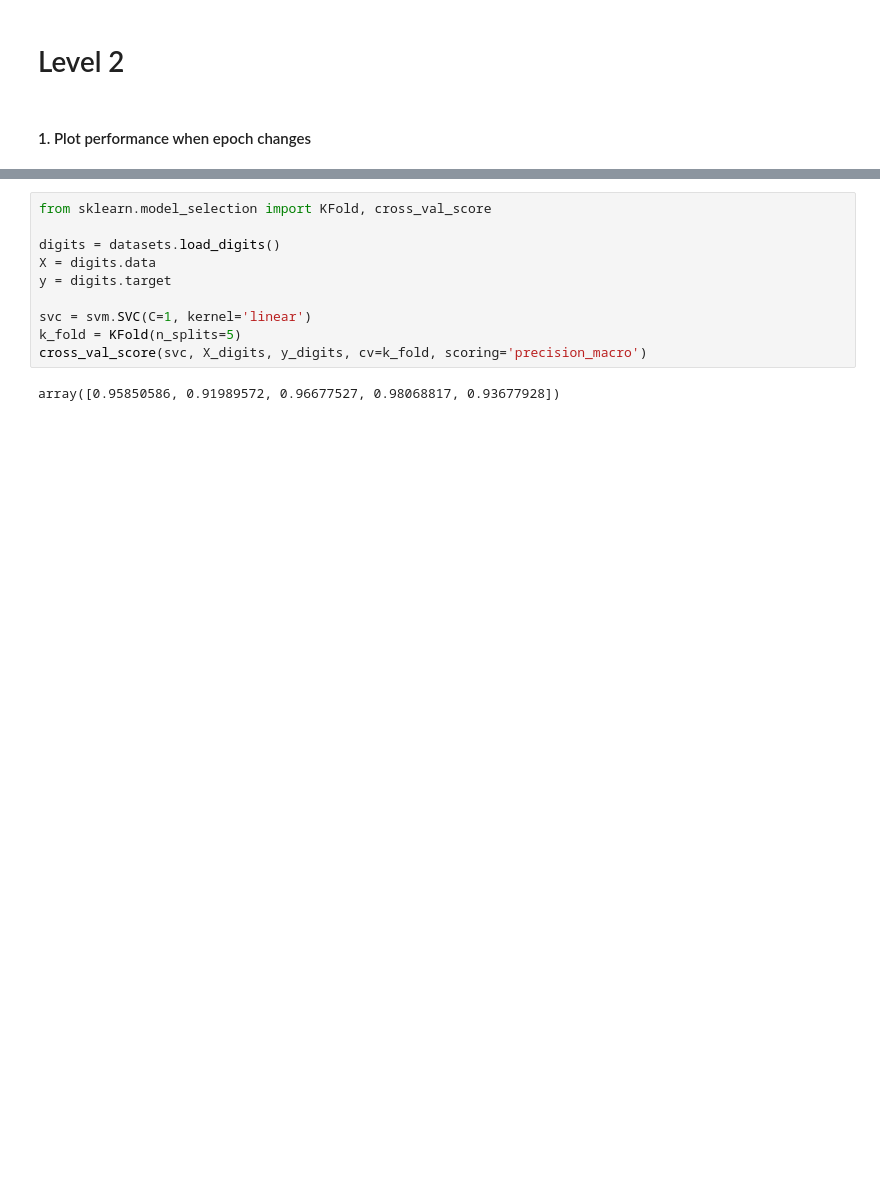
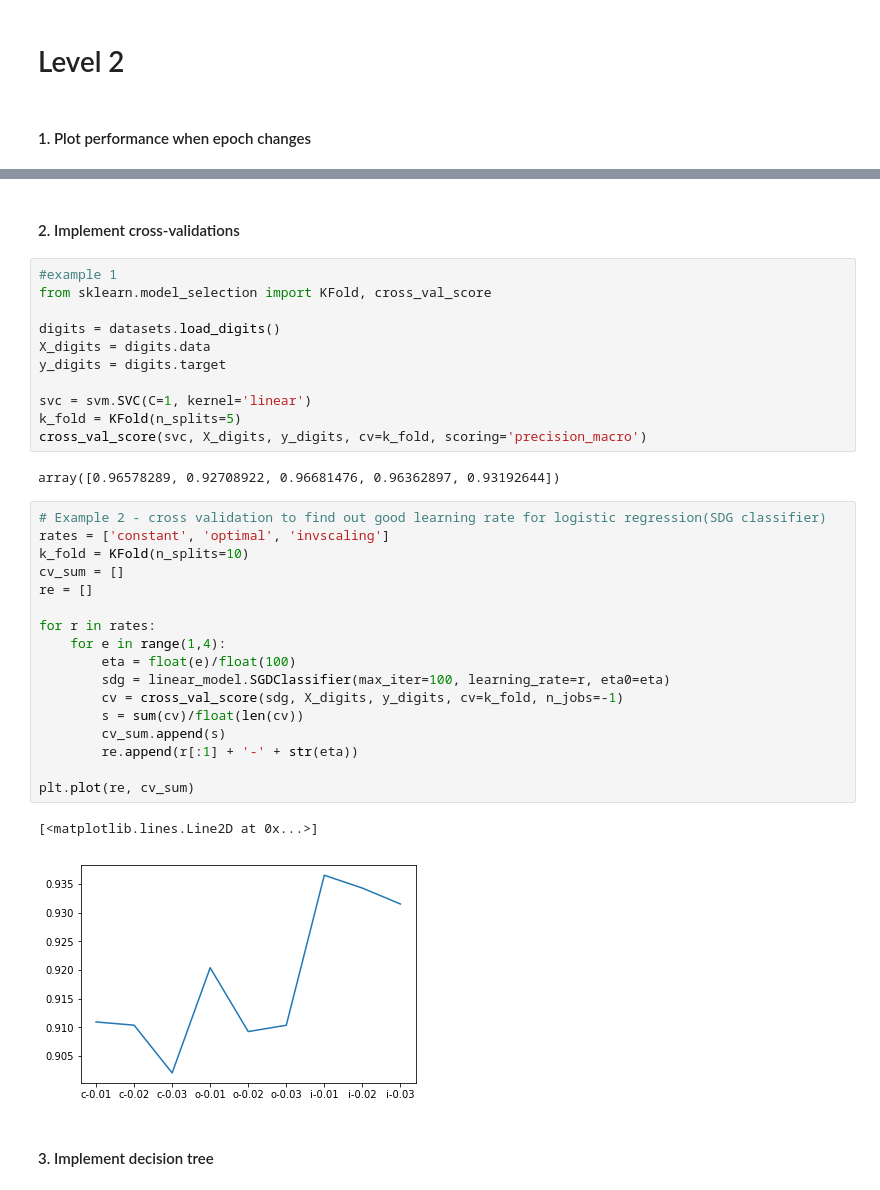
Before and after one commit to Gaur4vGaur/MachineLearningPractice, a Jupyter notebook: src/Week 1.ipynb, the cells around one changed output, grey strips where cells are left out. Drawn from its saved outputs; the diff is of its cells as text; blank space fills up the shorter version.

Commit message:
started with level 2 to plot logistic regression and various learning rates

```diff
--- a/src/Week 1.ipynb
+++ b/src/Week 1.ipynb
@@ -148,12 +147,37 @@ plt.plot(epoch, scores)
+# %% [markdown]
+#### 2. Implement cross-validations
 # %%
+#example 1
 from sklearn.model_selection import KFold, cross_val_score
 
 digits = datasets.load_digits()
-X = digits.data
-y = digits.target
+X_digits = digits.data
+y_digits = digits.target
 
 svc = svm.SVC(C=1, kernel='linear')
 k_fold = KFold(n_splits=5)
 cross_val_score(svc, X_digits, y_digits, cv=k_fold, scoring='precision_macro')
 # %% [output]
-array([0.95850586, 0.91989572, 0.96677527, 0.98068817, 0.93677928])
+array([0.96578289, 0.92708922, 0.96681476, 0.96362897, 0.93192644])
+# %%
+# Example 2 - cross validation to find out good learning rate for logistic regression(SDG classifier)
+rates = ['constant', 'optimal', 'invscaling']
+k_fold = KFold(n_splits=10)
+cv_sum = []
+re = []
+
+for r in rates:
+    for e in range(1,4):
+        eta = float(e)/float(100)
+        sdg = linear_model.SGDClassifier(max_iter=100, learning_rate=r, eta0=eta)
+        cv = cross_val_score(sdg, X_digits, y_digits, cv=k_fold, n_jobs=-1)
+        s = sum(cv)/float(len(cv))
+        cv_sum.append(s)
+        re.append(r[:1] + '-' + str(eta))
+
+plt.plot(re, cv_sum)
+# %% [output]
+[<matplotlib.lines.Line2D at 0x...>]
+[figure, added]
+# %% [markdown]
+#### 3. Implement decision tree
```
Also changed, not shown: parts of 3 cells of this notebook.
